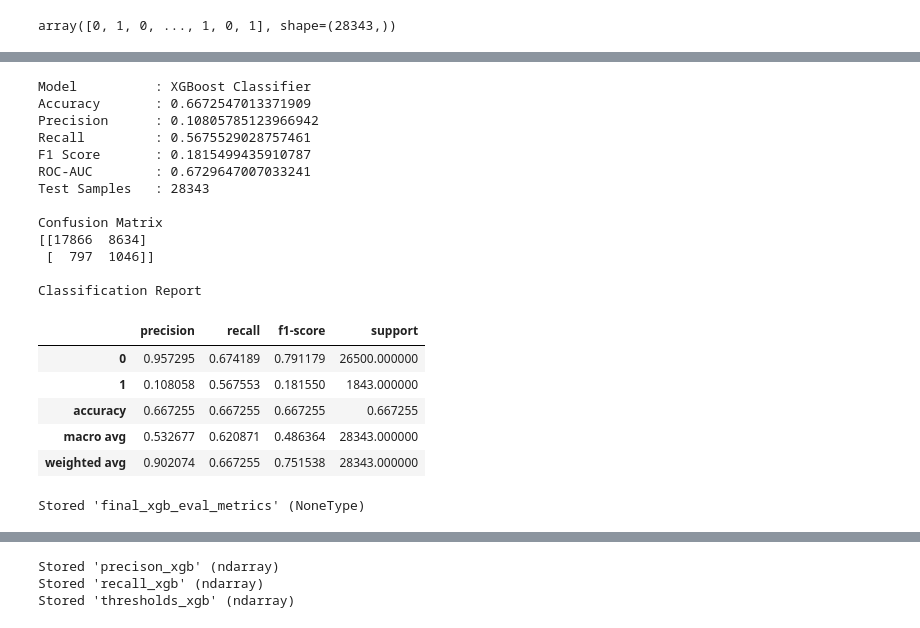
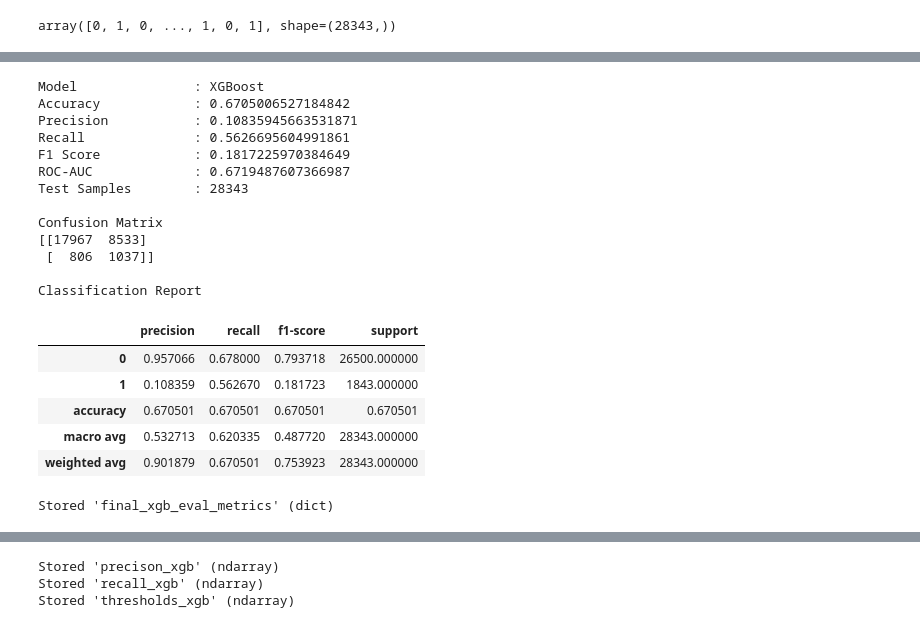
Before and after one commit to pinnusaikiran/AI-incident-intelligence-platform, a Jupyter notebook: notebooks/modeling/05_model_training.ipynb, the cells around one changed output, grey strips where cells are left out. Saved outputs shown, nothing was run; the diff lists cells and outputs as text; code cells hidden in the pictures.

Commit message:
Model selection and training completed

```diff
--- a/notebooks/modeling/05_model_training.ipynb
+++ b/notebooks/modeling/05_model_training.ipynb
@@ -900,12 +902,15 @@ Recall      : 0.4970
 F1 Score    : 0.1575
 ROC-AUC     : 0.6366
 # %%
-def evaluate_model(model_name,y_true,y_pred,y_prob):
+def evaluate_model(model_name, y_true, y_pred, y_prob):
     """
-    Evaluate classification model performance.
+    Evaluate binary classification model performance.
 
     Parameters
     ----------
+    model_name : str
+        Name of the model.
+
     y_true : array-like
         Actual target values.
 
@@ -918,11 +923,19 @@ def evaluate_model(model_name,y_true,y_pred,y_prob):
     Returns
     -------
     dict
-        Dictionary containing evaluation metrics and reports.
+        Dictionary containing evaluation metrics.
     """
-    report_df = pd.DataFrame(classification_report(y_true, y_pred, output_dict=True)).T
-    logistic_results={
-        "Model":model_name,
+
+    report_df = pd.DataFrame(
+        classification_report(
+            y_true,
+            y_pred,
+            output_dict=True
+        )
+    ).T
+
+    results = {
+        "Model": model_name,
         "Accuracy": accuracy_score(y_true, y_pred),
         "Precision": precision_score(y_true, y_pred),
         "Recall": recall_score(y_true, y_pred),
@@ -932,15 +945,22 @@ def evaluate_model(model_name,y_true,y_pred,y_prob):
         "Confusion Matrix": confusion_matrix(y_true, y_pred),
         "Classification Report": report_df
     }
-    for metric, value in logistic_results.items():
-        if metric not in ["Confusion Matrix", "Classification Report"]:
-            print(f"{metric:<15}: {value}")
+
+    for metric, value in results.items():
+
+        if metric not in [
+            "Confusion Matrix",
+            "Classification Report"
+        ]:
+            print(f"{metric:<20}: {value}")
 
     print("\nConfusion Matrix")
-    print(logistic_results["Confusion Matrix"])
+    print(results["Confusion Matrix"])
 
     print("\nClassification Report")
-    display(logistic_results["Classification Report"])
+    display(results["Classification Report"])
+
+    return results
 # %%
 evaluate_model('Logistic Regression',y_true=y_test,y_pred=y_pred,y_prob=y_prob)
 # %% [output]
@@ -1558,25 +1639,25 @@ array([0.00214272, 0.5452634 , 0.12778857, ..., 0.5060963 , 0.00926681,
 # %%
-final_xgb_eval_metrics=evaluate_model('XGBoost Classifier',y_true=y_test,y_pred=final_xgb_pred,y_prob=final_xgb_pred_prob)
+final_xgb_eval_metrics=evaluate_model('XGBoost',y_true=y_test,y_pred=final_xgb_pred,y_prob=final_xgb_pred_prob)
 %store final_xgb_eval_metrics
 final_xgb_eval_metrics
 # %% [output]
-Model          : XGBoost Classifier
-Accuracy       : 0.6672547013371909
-Precision      : 0.10805785123966942
-Recall         : 0.5675529028757461
-F1 Score       : 0.1815499435910787
-ROC-AUC        : 0.6729647007033241
-Test Samples   : 28343
+Model               : XGBoost
+Accuracy            : 0.6705006527184842
+Precision           : 0.10835945663531871
+Recall              : 0.5626695604991861
+F1 Score            : 0.1817225970384649
+ROC-AUC             : 0.6719487607366987
+Test Samples        : 28343
 
 Confusion Matrix
-[[17866  8634]
- [  797  1046]]
+[[17967  8533]
+ [  806  1037]]
 
 Classification Report
 |  | precision | recall | f1-score | support |
-| 0 | 0.957295 | 0.674189 | 0.791179 | 26500.000000 |
-| 1 | 0.108058 | 0.567553 | 0.181550 | 1843.000000 |
-| accuracy | 0.667255 | 0.667255 | 0.667255 | 0.667255 |
-| macro avg | 0.532677 | 0.620871 | 0.486364 | 28343.000000 |
-| weighted avg | 0.902074 | 0.667255 | 0.751538 | 28343.000000 |
+| 0 | 0.957066 | 0.678000 | 0.793718 | 26500.000000 |
+| 1 | 0.108359 | 0.562670 | 0.181723 | 1843.000000 |
+| accuracy | 0.670501 | 0.670501 | 0.670501 | 0.670501 |
+| macro avg | 0.532713 | 0.620335 | 0.487720 | 28343.000000 |
+| weighted avg | 0.901879 | 0.670501 | 0.753923 | 28343.000000 |
-Stored 'final_xgb_eval_metrics' (NoneType)
+Stored 'final_xgb_eval_metrics' (dict)
```
Also changed, not shown: parts of 112 cells of this notebook, 4 other files.
